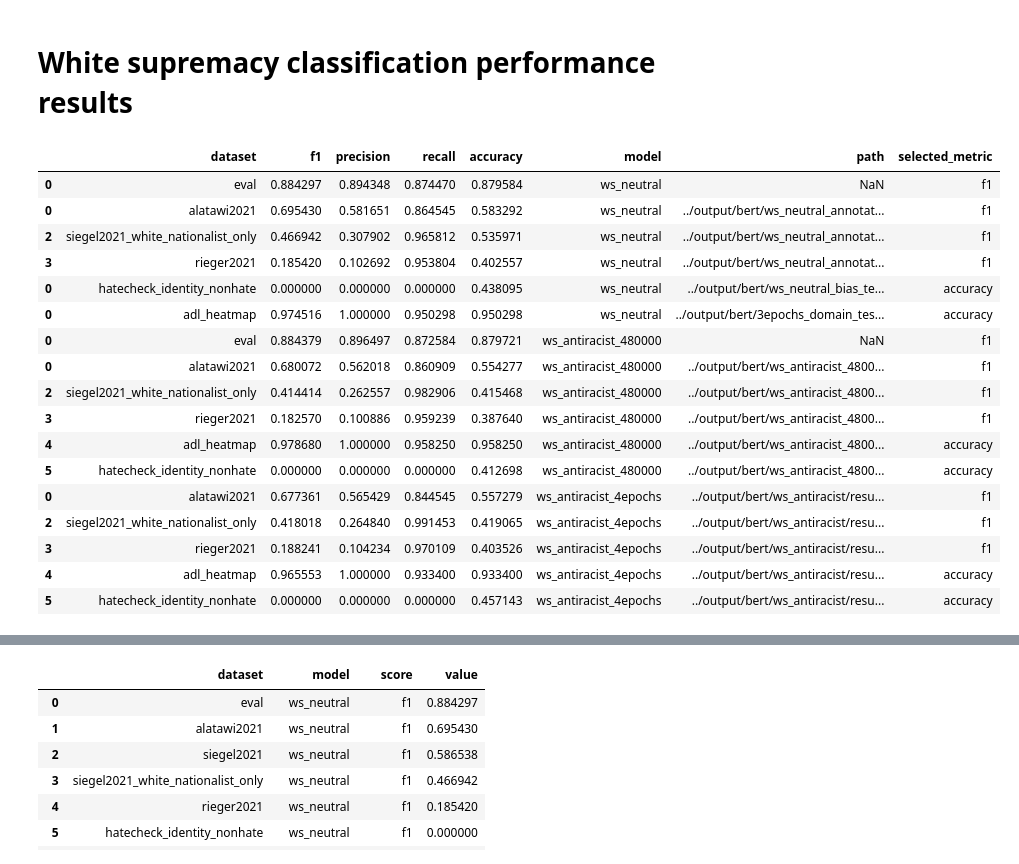
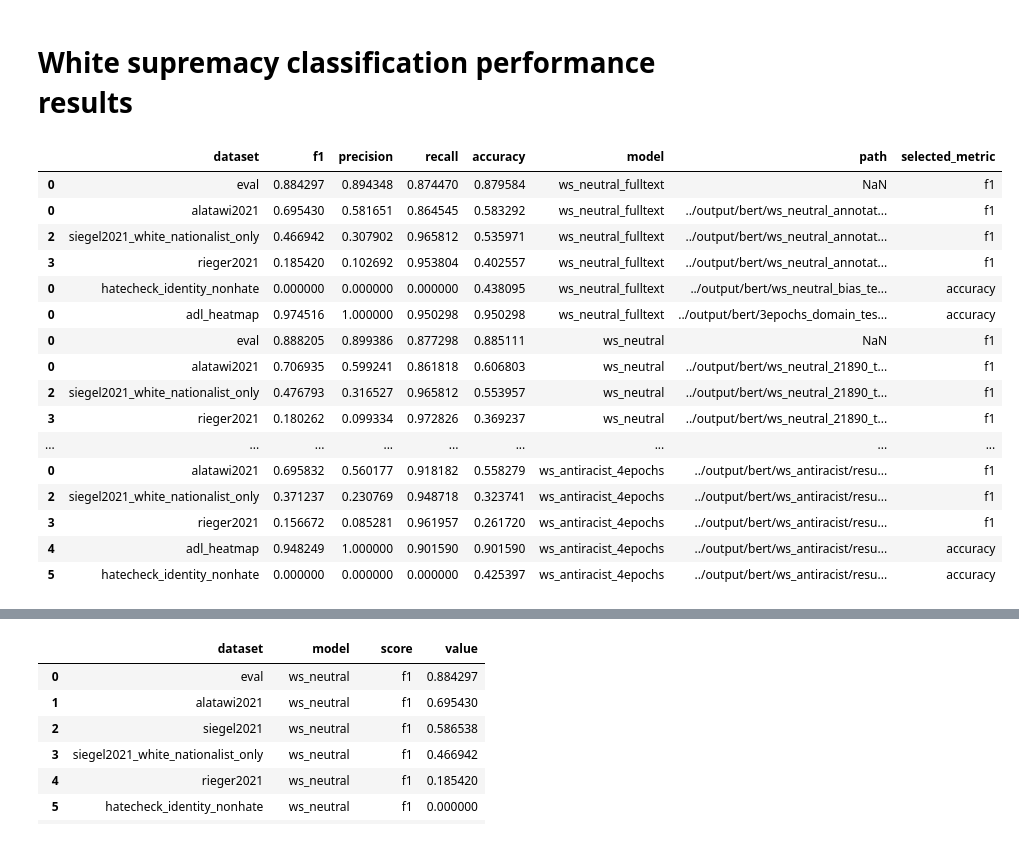
Before and after one commit to michaelmilleryoder/white_supremacist_lang, a Jupyter notebook: jupyter/performance.ipynb, the cells around one changed output, grey strips where cells are left out. Drawn from its saved outputs; the diff is of its cells as text; code cells hidden in the pictures.

```diff
--- a/jupyter/performance.ipynb
+++ b/jupyter/performance.ipynb
@@ -11,18 +11,23 @@ experiments = [
     # {'name': 'ws_neutral_bias_test', 'model': 'ws_neutral', 'wandb_run': 'run-20221005_151644-2woifl38', 'epoch': 2.96},
     # {'name': '3epochs_domain_test', 'model': 'ws_neutral', 'wandb_run': 'run-20221005_151644-2woifl38', 'epoch': 2.96},
     # {'name': 'ws_antiracist_416000_test', 'model': 'ws_antiracist', 'wandb_run': 'run-20221025_151731-3fu66yyx'}
-    {'name': 'ws_neutral_annotated_test', 'model': 'ws_neutral'},
-    {'name': 'ws_neutral_bias_test', 'model': 'ws_neutral'},
-    {'name': '3epochs_domain_test', 'model': 'ws_neutral'},
+    {'name': 'ws_neutral_annotated_test', 'model': 'ws_neutral_fulltext'},
+    {'name': 'ws_neutral_bias_test', 'model': 'ws_neutral_fulltext'},
+    {'name': '3epochs_domain_test', 'model': 'ws_neutral_fulltext'},
+    {'name': 'ws_neutral_21890_test', 'model': 'ws_neutral'},
     {'name': 'ws_antiracist_480000_test', 'model': 'ws_antiracist_480000'},
     {'name': 'ws_antiracist', 'model': 'ws_antiracist_4epochs'},
 ]
 
 # Copy eval performance for models from logs when training
-model_eval_perf = {'ws_neutral':
+model_eval_perf = {'ws_neutral_fulltext':
                           {'eval_loss': 0.2855835258960724, 'eval_accuracy': {'accuracy': 0.8795835469837618}, 'eval_precision': {'precision': 0.894347724404422}, 'eval_recall': {'recall': 0.8744695227971291}, 'eval_f1': {'f1': 0.8842969266745484}, 'eval_runtime': 1423.5039, 'eval_samples_per_second': 648.019, 'eval_steps_per_second': 20.251, 'epoch': 2.96},
+                   'ws_neutral':
+                       {'eval_loss': 0.27387407422065735, 'eval_accuracy': {'accuracy': 0.8851113437381043}, 'eval_precision': {'precision': 0.8993858127432135}, 'eval_recall': {'recall': 0.8772980883563524}, 'eval_f1': {'f1': 0.8882046533163561}, 'eval_runtime': 96.9054, 'eval_samples_per_second': 433.742, 'eval_steps_per_second': 13.56, 'epoch': 1.85},
                    'ws_antiracist_480000':
                        {'eval_accuracy': {'accuracy': 0.8797210993374315}, 'eval_precision': {'precision': 0.896496558855438}, 'eval_recall': {'recall': 0.8725841412835219}, 'eval_f1': {'f1': 0.8843787396595962}},
+                   'ws_antiracist_4epochs':
+                       {'eval_loss': 0.23441056907176971, 'eval_accuracy': {'accuracy': 0.9278585905231022}, 'eval_precision': {'precision': 0.941079295154185}, 'eval_recall': {'recall': 0.9306589217643856}, 'eval_f1': {'f1': 0.9358401022177604}, 'eval_runtime': 89.3103, 'eval_samples_per_second': 436.444, 'eval_steps_per_second': 13.649, 'epoch': 2.92},
                 }
 
 # Choose F1 on white supremacist content for datasets that have both white supremacist and not white supremacist;
@@ -34,48 +39,47 @@ dataset_metrics = {
 
 dirpath = '../output/bert/'
 dfs = []
 for exp in experiments:
 
     # Load eval (same domains) performance (too complicated, just looking at wandb output)
     #log_fpath = os.path.join('../code/wandb/', exp['wandb_run'], 'files/output.log')
     #with open(log_fpath) as f:
     #    eval_lines = [json.loads(line) for line in f.read().splitlines() if line.startswith('{eval_loss')]
     #eval_line = [l for l in eval_lines if l['epoch'] == exp['epoch']][0]
     # Could also just run the eval again when run on other test datasets
     if exp['model'] in model_eval_perf:
         eval_perf = model_eval_perf[exp['model']]
         dfs.append(pd.DataFrame([{'dataset': 'eval', 'f1': eval_perf['eval_f1']['f1'],
                              'precision': eval_perf['eval_precision']['precision'],
                              'recall': eval_perf['eval_recall']['recall'],
                              'accuracy': eval_perf['eval_accuracy']['accuracy'],
                              'model': exp['model']
                             }]))
 
     # Load test performance
     results_fpath = os.path.join(dirpath, exp['name'], 'results.jsonl')
     dfs.append(pd.read_json(results_fpath, orient='records', lines=True).assign(model=exp['model'], path=results_fpath))
 
 results = pd.concat(dfs).drop_duplicates()
 results = results[results.dataset != 'siegel2021']
 results['selected_metric'] = results.dataset.map(lambda x: dataset_metrics.get(x, 'f1'))
 results
 # %% [output]
 |  | dataset | f1 | precision | recall | accuracy | model | path | selected_metric |
-| 0 | eval | 0.884297 | 0.894348 | 0.874470 | 0.879584 | ws_neutral | NaN | f1 |
-| 0 | alatawi2021 | 0.695430 | 0.581651 | 0.864545 | 0.583292 | ws_neutral | ../output/bert/ws_neutral_annotat... | f1 |
-| 2 | siegel2021_white_nationalist_only | 0.466942 | 0.307902 | 0.965812 | 0.535971 | ws_neutral | ../output/bert/ws_neutral_annotat... | f1 |
-| 3 | rieger2021 | 0.185420 | 0.102692 | 0.953804 | 0.402557 | ws_neutral | ../output/bert/ws_neutral_annotat... | f1 |
-| 0 | hatecheck_identity_nonhate | 0.000000 | 0.000000 | 0.000000 | 0.438095 | ws_neutral | ../output/bert/ws_neutral_bias_te... | accuracy |
-| 0 | adl_heatmap | 0.974516 | 1.000000 | 0.950298 | 0.950298 | ws_neutral | ../output/bert/3epochs_domain_tes... | accuracy |
-| 0 | eval | 0.884379 | 0.896497 | 0.872584 | 0.879721 | ws_antiracist_480000 | NaN | f1 |
-| 0 | alatawi2021 | 0.680072 | 0.562018 | 0.860909 | 0.554277 | ws_antiracist_480000 | ../output/bert/ws_antiracist_4800... | f1 |
-| 2 | siegel2021_white_nationalist_only | 0.414414 | 0.262557 | 0.982906 | 0.415468 | ws_antiracist_480000 | ../output/bert/ws_antiracist_4800... | f1 |
-| 3 | rieger2021 | 0.182570 | 0.100886 | 0.959239 | 0.387640 | ws_antiracist_480000 | ../output/bert/ws_antiracist_4800... | f1 |
-| 4 | adl_heatmap | 0.978680 | 1.000000 | 0.958250 | 0.958250 | ws_antiracist_480000 | ../output/bert/ws_antiracist_4800... | accuracy |
-| 5 | hatecheck_identity_nonhate | 0.000000 | 0.000000 | 0.000000 | 0.412698 | ws_antiracist_480000 | ../output/bert/ws_antiracist_4800... | accuracy |
-| 0 | alatawi2021 | 0.677361 | 0.565429 | 0.844545 | 0.557279 | ws_antiracist_4epochs | ../output/bert/ws_antiracist/resu... | f1 |
-| 2 | siegel2021_white_nationalist_only | 0.418018 | 0.264840 | 0.991453 | 0.419065 | ws_antiracist_4epochs | ../output/bert/ws_antiracist/resu... | f1 |
-| 3 | rieger2021 | 0.188241 | 0.104234 | 0.970109 | 0.403526 | ws_antiracist_4epochs | ../output/bert/ws_antiracist/resu... | f1 |
-| 4 | adl_heatmap | 0.965553 | 1.000000 | 0.933400 | 0.933400 | ws_antiracist_4epochs | ../output/bert/ws_antiracist/resu... | accuracy |
-| 5 | hatecheck_identity_nonhate | 0.000000 | 0.000000 | 0.000000 | 0.457143 | ws_antiracist_4epochs | ../output/bert/ws_antiracist/resu... | accuracy |
+| 0 | eval | 0.884297 | 0.894348 | 0.874470 | 0.879584 | ws_neutral_fulltext | NaN | f1 |
+| 0 | alatawi2021 | 0.695430 | 0.581651 | 0.864545 | 0.583292 | ws_neutral_fulltext | ../output/bert/ws_neutral_annotat... | f1 |
+| 2 | siegel2021_white_nationalist_only | 0.466942 | 0.307902 | 0.965812 | 0.535971 | ws_neutral_fulltext | ../output/bert/ws_neutral_annotat... | f1 |
+| 3 | rieger2021 | 0.185420 | 0.102692 | 0.953804 | 0.402557 | ws_neutral_fulltext | ../output/bert/ws_neutral_annotat... | f1 |
+| 0 | hatecheck_identity_nonhate | 0.000000 | 0.000000 | 0.000000 | 0.438095 | ws_neutral_fulltext | ../output/bert/ws_neutral_bias_te... | accuracy |
+| 0 | adl_heatmap | 0.974516 | 1.000000 | 0.950298 | 0.950298 | ws_neutral_fulltext | ../output/bert/3epochs_domain_tes... | accuracy |
+| 0 | eval | 0.888205 | 0.899386 | 0.877298 | 0.885111 | ws_neutral | NaN | f1 |
+| 0 | alatawi2021 | 0.706935 | 0.599241 | 0.861818 | 0.606803 | ws_neutral | ../output/bert/ws_neutral_21890_t... | f1 |
+| 2 | siegel2021_white_nationalist_only | 0.476793 | 0.316527 | 0.965812 | 0.553957 | ws_neutral | ../output/bert/ws_neutral_21890_t... | f1 |
+| 3 | rieger2021 | 0.180262 | 0.099334 | 0.972826 | 0.369237 | ws_neutral | ../output/bert/ws_neutral_21890_t... | f1 |
+| ... | ... | ... | ... | ... | ... | ... | ... | ... |
+| 0 | alatawi2021 | 0.695832 | 0.560177 | 0.918182 | 0.558279 | ws_antiracist_4epochs | ../output/bert/ws_antiracist/resu... | f1 |
+| 2 | siegel2021_white_nationalist_only | 0.371237 | 0.230769 | 0.948718 | 0.323741 | ws_antiracist_4epochs | ../output/bert/ws_antiracist/resu... | f1 |
+| 3 | rieger2021 | 0.156672 | 0.085281 | 0.961957 | 0.261720 | ws_antiracist_4epochs | ../output/bert/ws_antiracist/resu... | f1 |
+| 4 | adl_heatmap | 0.948249 | 1.000000 | 0.901590 | 0.901590 | ws_antiracist_4epochs | ../output/bert/ws_antiracist/resu... | accuracy |
+| 5 | hatecheck_identity_nonhate | 0.000000 | 0.000000 | 0.000000 | 0.425397 | ws_antiracist_4epochs | ../output/bert/ws_antiracist/resu... | accuracy |
 # %%
```
Also changed, not shown: parts of 1 cell of this notebook, 23 other files.
